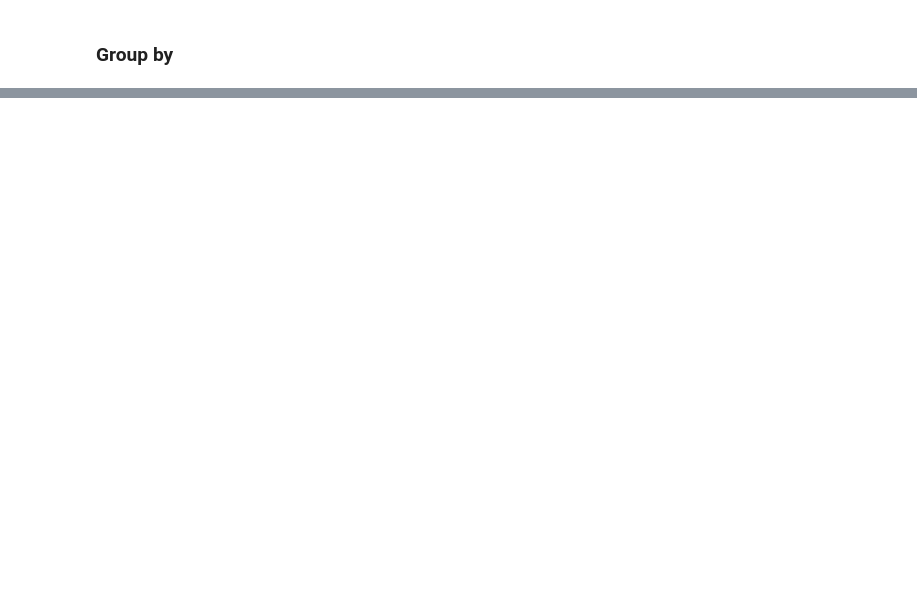
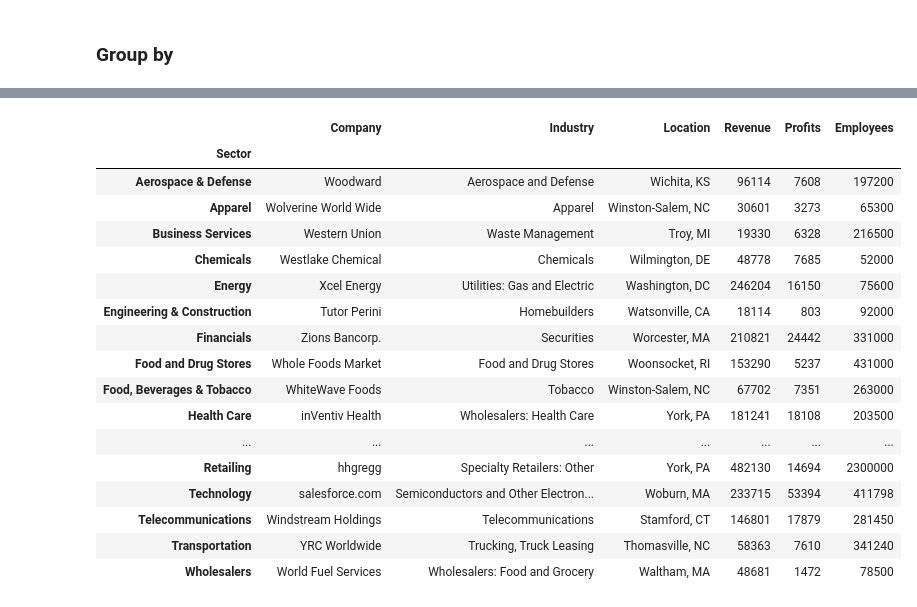
Before and after one commit to taniagmangolini/miscellaneous, a Jupyter notebook: stats/pandas/pandas_book.ipynb, the cells around one changed output, grey strips where cells are left out. Saved outputs shown, nothing was run; the diff lists cells and outputs as text; code cells hidden in the pictures; blank space fills up the shorter version.

```diff
--- a/stats/pandas/pandas_book.ipynb
+++ b/stats/pandas/pandas_book.ipynb
@@ -1394,0 +1471,21 @@ x.melt()
+# %%
+sectors.max() # or min() / sum() / count() / mean()
+# %% [output]
+|  | Company | Industry | Location | Revenue | Profits | Employees |
+| Sector |  |  |  |  |  |  |
+| Aerospace & Defense | Woodward | Aerospace and Defense | Wichita, KS | 96114 | 7608 | 197200 |
+| Apparel | Wolverine World Wide | Apparel | Winston-Salem, NC | 30601 | 3273 | 65300 |
+| Business Services | Western Union | Waste Management | Troy, MI | 19330 | 6328 | 216500 |
+| Chemicals | Westlake Chemical | Chemicals | Wilmington, DE | 48778 | 7685 | 52000 |
+| Energy | Xcel Energy | Utilities: Gas and Electric | Washington, DC | 246204 | 16150 | 75600 |
+| Engineering & Construction | Tutor Perini | Homebuilders | Watsonville, CA | 18114 | 803 | 92000 |
+| Financials | Zions Bancorp. | Securities | Worcester, MA | 210821 | 24442 | 331000 |
+| Food and Drug Stores | Whole Foods Market | Food and Drug Stores | Woonsocket, RI | 153290 | 5237 | 431000 |
+| Food, Beverages & Tobacco | WhiteWave Foods | Tobacco | Winston-Salem, NC | 67702 | 7351 | 263000 |
+| Health Care | inVentiv Health | Wholesalers: Health Care | York, PA | 181241 | 18108 | 203500 |
+| ... | ... | ... | ... | ... | ... | ... |
+| Retailing | hhgregg | Specialty Retailers: Other | York, PA | 482130 | 14694 | 2300000 |
+| Technology | salesforce.com | Semiconductors and Other Electron... | Woburn, MA | 233715 | 53394 | 411798 |
+| Telecommunications | Windstream Holdings | Telecommunications | Stamford, CT | 146801 | 17879 | 281450 |
+| Transportation | YRC Worldwide | Trucking, Truck Leasing | Thomasville, NC | 58363 | 7610 | 341240 |
+| Wholesalers | World Fuel Services | Wholesalers: Food and Grocery | Waltham, MA | 48681 | 1472 | 78500 |
```
Also changed, not shown: parts of 36 cells of this notebook.
